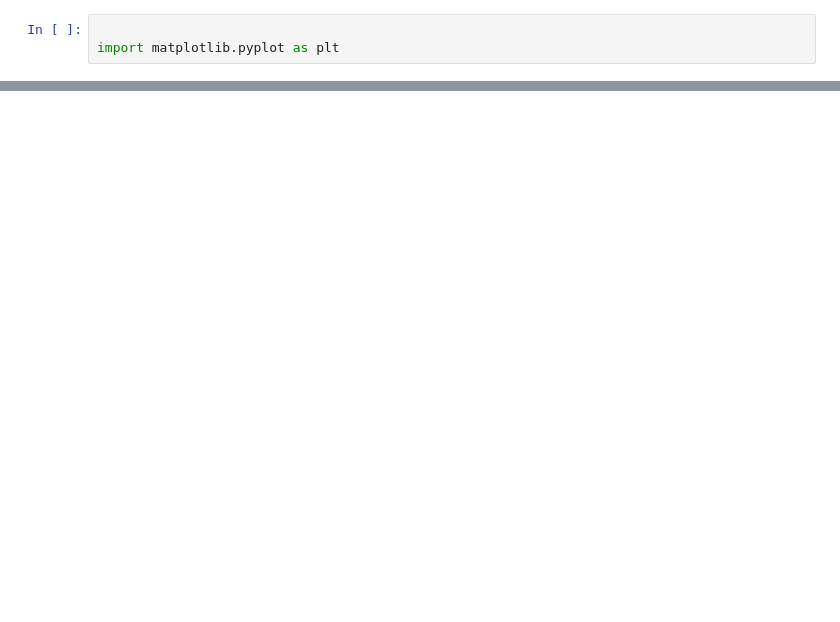
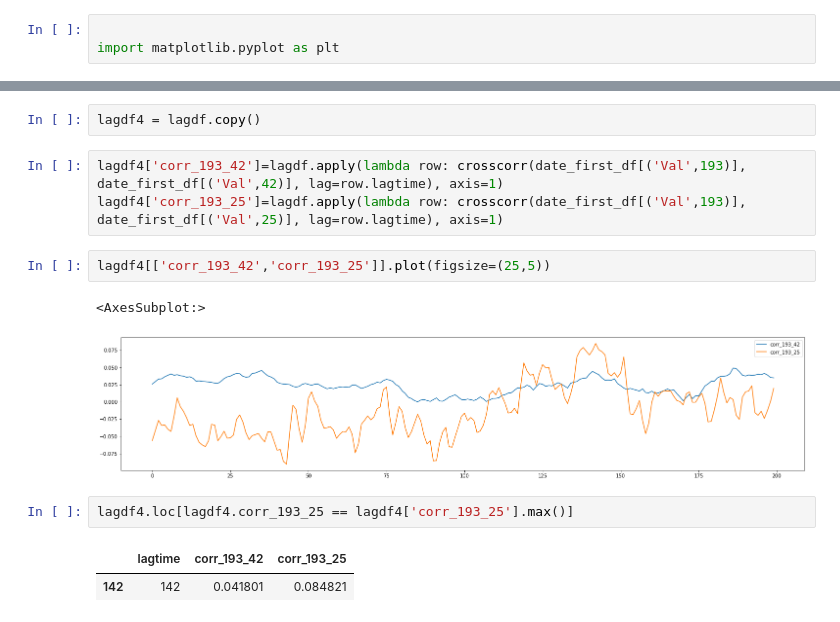
Before and after one commit to kpyopark/sample_iot_tags, a Jupyter notebook: raw_dataset_eda_and_refine.ipynb, the cells around one changed output, grey strips where cells are left out. Cells and saved outputs as stored; diff of their text form; blank space fills up the shorter version.

```diff
--- a/raw_dataset_eda_and_refine.ipynb
+++ b/raw_dataset_eda_and_refine.ipynb
@@ -154,0 +360,15 @@ ma5.loc[:, '2023-01-16 11:50:00':'2023-01-16 12:25:00']
+# %%
+lagdf4 = lagdf.copy()
+# %%
+lagdf4['corr_193_42']=lagdf.apply(lambda row: crosscorr(date_first_df[('Val',193)], date_first_df[('Val',42)], lag=row.lagtime), axis=1)
+lagdf4['corr_193_25']=lagdf.apply(lambda row: crosscorr(date_first_df[('Val',193)], date_first_df[('Val',25)], lag=row.lagtime), axis=1)
+# %%
+lagdf4[['corr_193_42','corr_193_25']].plot(figsize=(25,5))
+# %% [output]
+<AxesSubplot:>
+[figure, added]
+# %%
+lagdf4.loc[lagdf4.corr_193_25 == lagdf4['corr_193_25'].max()]
+# %% [output]
+|  | lagtime | corr_193_42 | corr_193_25 |
+| 142 | 142 | 0.041801 | 0.084821 |
```
Also changed, not shown: parts of 66 cells of this notebook.
